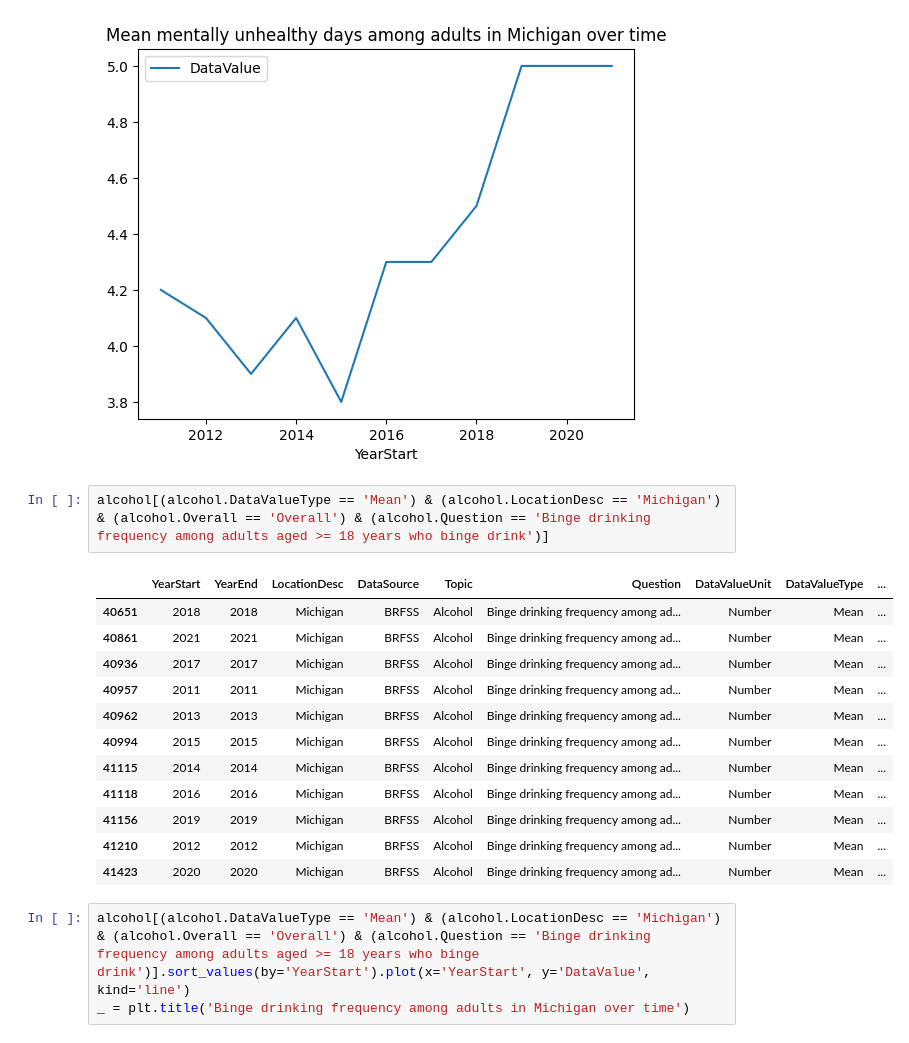
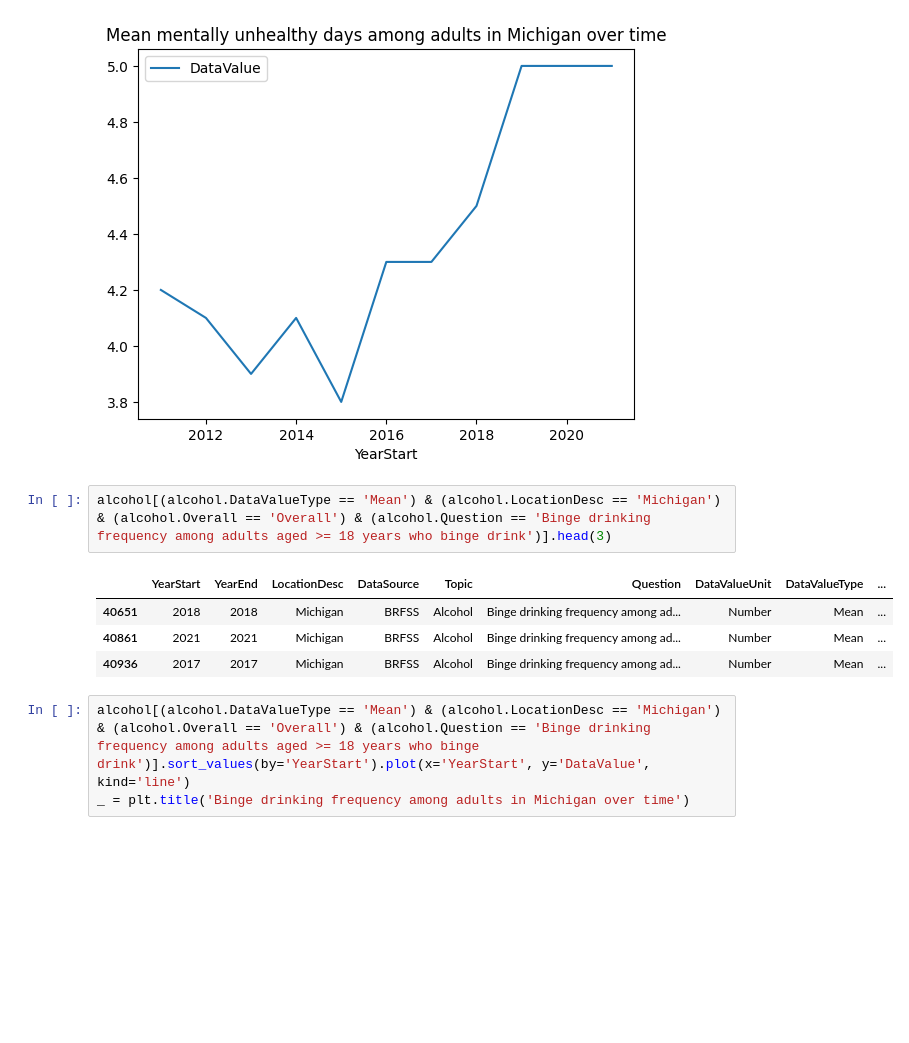
Before and after one commit to jrmcmill/618-project, a Jupyter notebook: JMproject-description.ipynb, the cells around one changed output. Drawn from its saved outputs; the diff is of its cells as text; blank space fills up the shorter version.

```diff
--- a/JMproject-description.ipynb
+++ b/JMproject-description.ipynb
@@ -231,20 +233,12 @@ _ = plt.title('Mean mentally unhealthy days among adults in Michigan over time')
 # %% [output]
 [figure]
 # %%
-alcohol[(alcohol.DataValueType == 'Mean') & (alcohol.LocationDesc == 'Michigan') & (alcohol.Overall == 'Overall') & (alcohol.Question == 'Binge drinking frequency among adults aged >= 18 years who binge drink')]
+alcohol[(alcohol.DataValueType == 'Mean') & (alcohol.LocationDesc == 'Michigan') & (alcohol.Overall == 'Overall') & (alcohol.Question == 'Binge drinking frequency among adults aged >= 18 years who binge drink')].head(3)
 # %% [output]
 |  | YearStart | YearEnd | LocationDesc | DataSource | Topic | Question | DataValueUnit | DataValueType | ... |
 | 40651 | 2018 | 2018 | Michigan | BRFSS | Alcohol | Binge drinking frequency among ad... | Number | Mean | ... |
 | 40861 | 2021 | 2021 | Michigan | BRFSS | Alcohol | Binge drinking frequency among ad... | Number | Mean | ... |
 | 40936 | 2017 | 2017 | Michigan | BRFSS | Alcohol | Binge drinking frequency among ad... | Number | Mean | ... |
-| 40957 | 2011 | 2011 | Michigan | BRFSS | Alcohol | Binge drinking frequency among ad... | Number | Mean | ... |
-| 40962 | 2013 | 2013 | Michigan | BRFSS | Alcohol | Binge drinking frequency among ad... | Number | Mean | ... |
-| 40994 | 2015 | 2015 | Michigan | BRFSS | Alcohol | Binge drinking frequency among ad... | Number | Mean | ... |
-| 41115 | 2014 | 2014 | Michigan | BRFSS | Alcohol | Binge drinking frequency among ad... | Number | Mean | ... |
-| 41118 | 2016 | 2016 | Michigan | BRFSS | Alcohol | Binge drinking frequency among ad... | Number | Mean | ... |
-| 41156 | 2019 | 2019 | Michigan | BRFSS | Alcohol | Binge drinking frequency among ad... | Number | Mean | ... |
-| 41210 | 2012 | 2012 | Michigan | BRFSS | Alcohol | Binge drinking frequency among ad... | Number | Mean | ... |
-| 41423 | 2020 | 2020 | Michigan | BRFSS | Alcohol | Binge drinking frequency among ad... | Number | Mean | ... |
 # %%
 alcohol[(alcohol.DataValueType == 'Mean') & (alcohol.LocationDesc == 'Michigan') & (alcohol.Overall == 'Overall') & (alcohol.Question == 'Binge drinking frequency among adults aged >= 18 years who binge drink')].sort_values(by='YearStart').plot(x='YearStart', y='DataValue', kind='line')
 _ = plt.title('Binge drinking frequency among adults in Michigan over time')
```
Also changed, not shown: parts of 10 cells of this notebook.
